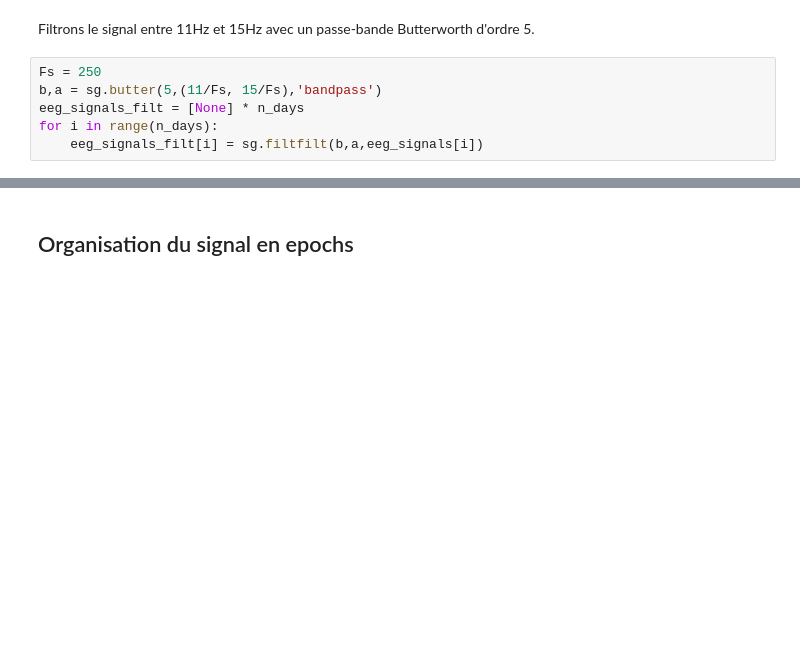
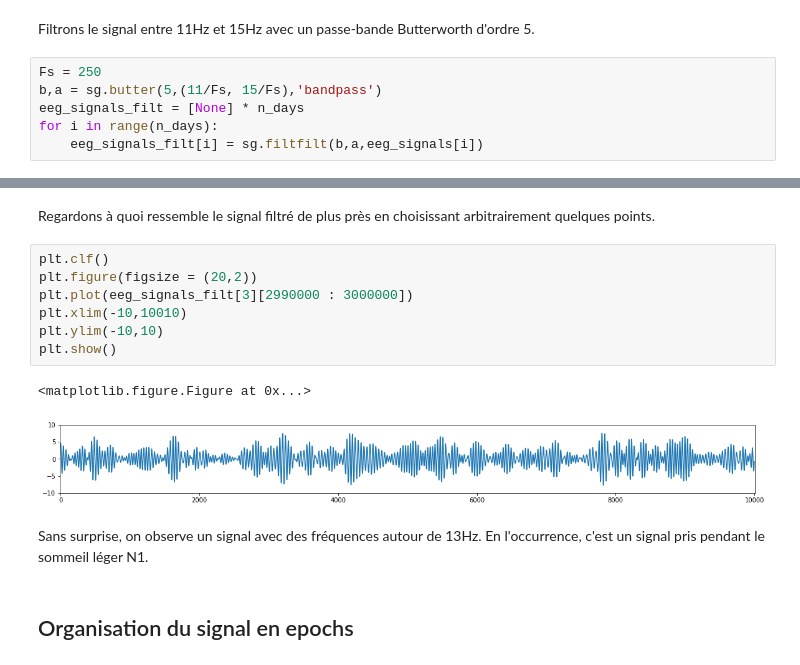
Before and after one commit to ArnoBen/SleepSpindles, a Jupyter notebook: SpindleDetection.ipynb, the cells around one changed output, grey strips where cells are left out. Cells and saved outputs as stored; diff of their text form; blank space fills up the shorter version.

```diff
--- a/SpindleDetection.ipynb
+++ b/SpindleDetection.ipynb
@@ -65,3 +89,17 @@ for i in range(n_days):
+# %% [markdown]
+Regardons à quoi ressemble le signal filtré de plus près en choisissant arbitrairement quelques points.
+# %%
+plt.clf()
+plt.figure(figsize = (20,2))
+plt.plot(eeg_signals_filt[3][2990000 : 3000000])
+plt.xlim(-10,10010)
+plt.ylim(-10,10)
+plt.show()
+# %% [output]
+<matplotlib.figure.Figure at 0x...>
+[figure, added]
+# %% [markdown]
+Sans surprise, on observe un signal avec des fréquences autour de 13Hz. En l'occurrence, c'est un signal pris pendant le sommeil léger N1.
 # %% [markdown]
 ## Organisation du signal en epochs
 # %% [markdown]
```
Also changed, not shown: parts of 8 cells of this notebook, 1 other file.
